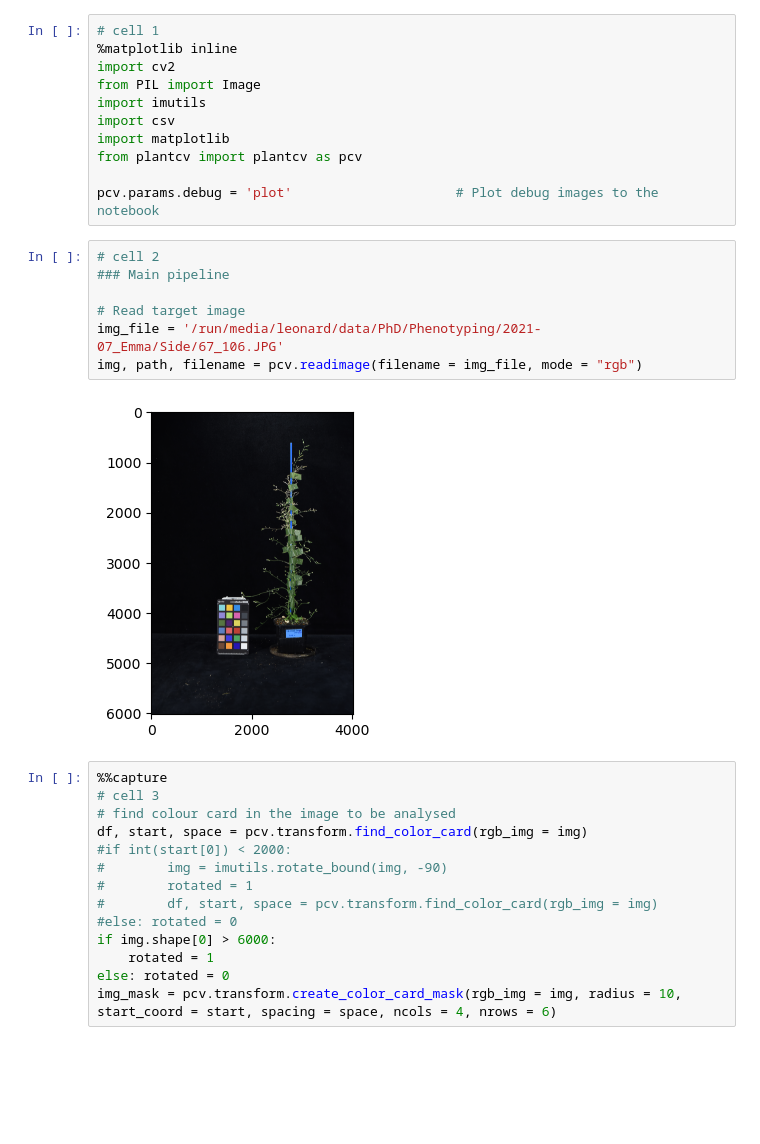
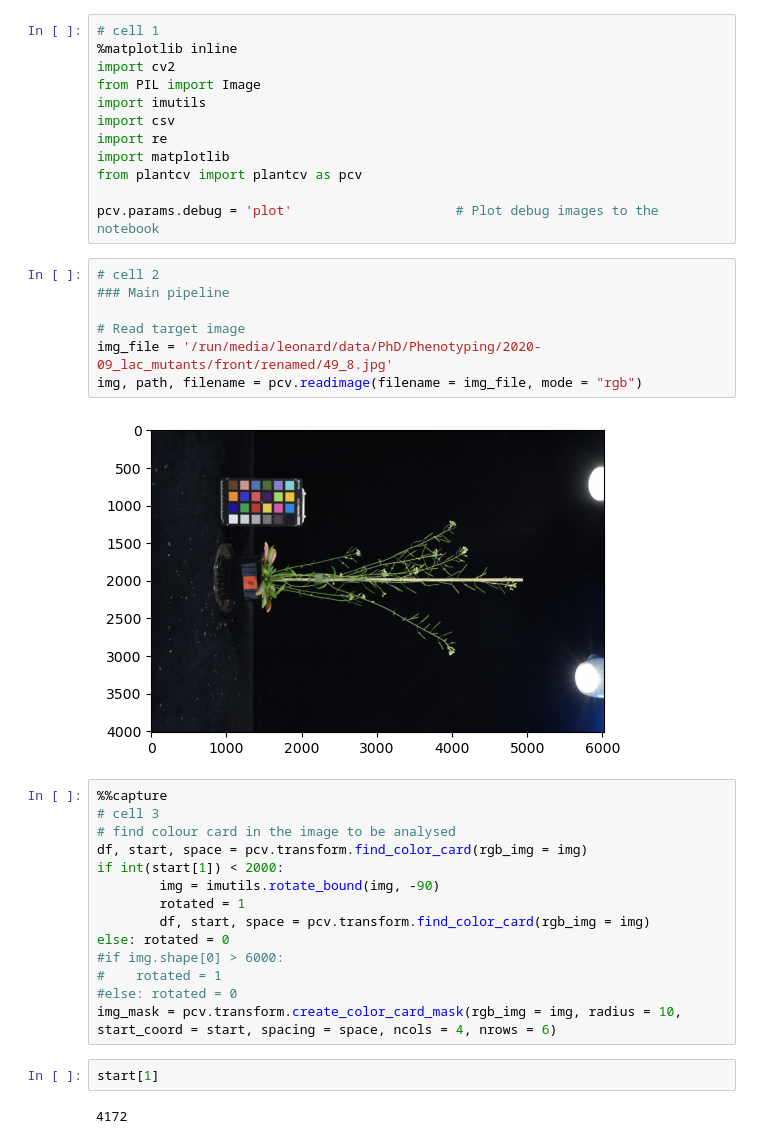
Before and after one commit to leonardblaschek/plantcv, a Jupyter notebook: plantcv_vis.ipynb, the cells around one changed output. Drawn from its saved outputs; the diff is of its cells as text; blank space fills up the shorter version.

Commit message:
update scripts for lac mutants

```diff
--- a/plantcv_vis.ipynb
+++ b/plantcv_vis.ipynb
@@ -5,6 +5,7 @@ import cv2
 from PIL import Image
 import imutils
 import csv
+import re
 import matplotlib
 from plantcv import plantcv as pcv
 
@@ -12,26 +13,30 @@ pcv.params.debug = 'plot'                     # Plot debug images to the noteboo
 # %%
 # cell 2
 ### Main pipeline
 
 # Read target image
-img_file = '/run/media/leonard/data/PhD/Phenotyping/2021-07_Emma/Side/67_106.JPG'
+img_file = '/run/media/leonard/data/PhD/Phenotyping/2020-09_lac_mutants/front/renamed/49_8.jpg'
 img, path, filename = pcv.readimage(filename = img_file, mode = "rgb")
 # %% [output]
-[figure, old version]
+[figure, new version]
 # %%
 %%capture
 # cell 3
 # find colour card in the image to be analysed
 df, start, space = pcv.transform.find_color_card(rgb_img = img)
-#if int(start[0]) < 2000:
-#        img = imutils.rotate_bound(img, -90)
-#        rotated = 1
-#        df, start, space = pcv.transform.find_color_card(rgb_img = img)
+if int(start[1]) < 2000:
+        img = imutils.rotate_bound(img, -90)
+        rotated = 1
+        df, start, space = pcv.transform.find_color_card(rgb_img = img)
+else: rotated = 0
+#if img.shape[0] > 6000:
+#    rotated = 1
 #else: rotated = 0
-if img.shape[0] > 6000:
-    rotated = 1
-else: rotated = 0
 img_mask = pcv.transform.create_color_card_mask(rgb_img = img, radius = 10, start_coord = start, spacing = space, ncols = 4, nrows = 6)
+# %%
+start[1]
+# %% [output]
+4172
 # %%
 # cell 4
 # write the spacing of the colour card to file as size marker
```
Also changed, not shown: parts of 9 cells of this notebook, 4 other files.
